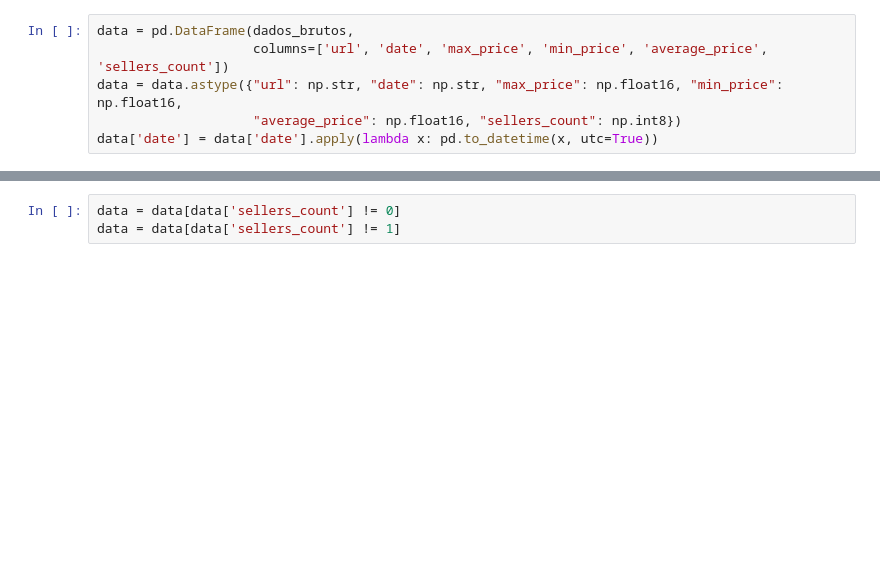
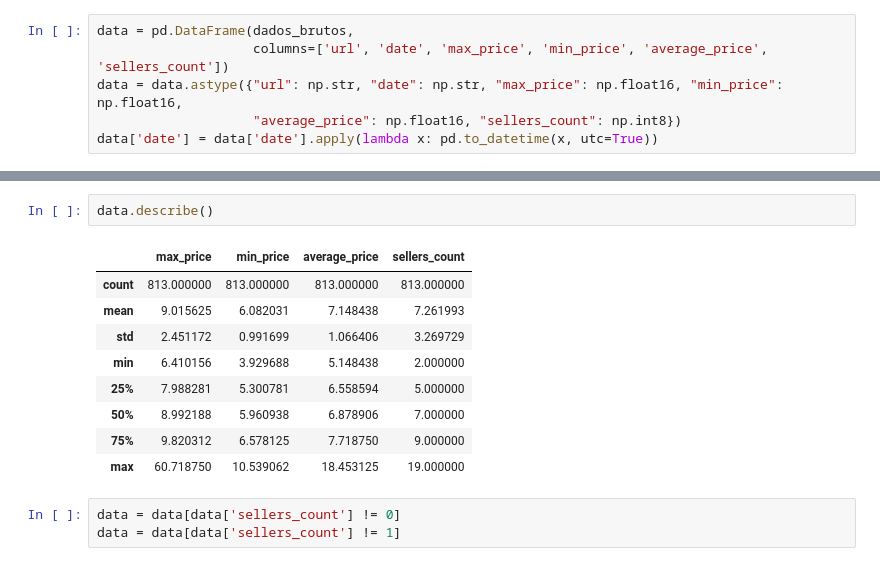
Before and after one commit to paulovbpo/trackame-ai, a Jupyter notebook: deeplearning.ipynb, the cells around one changed output, grey strips where cells are left out. Cells and saved outputs as stored; diff of their text form; blank space fills up the shorter version.

```diff
--- a/deeplearning.ipynb
+++ b/deeplearning.ipynb
@@ -23,3 +39,15 @@ data['date'] = data['date'].apply(lambda x: pd.to_datetime(x, utc=True))
+# %%
+data.describe()
+# %% [output]
+|  | max_price | min_price | average_price | sellers_count |
+| count | 813.000000 | 813.000000 | 813.000000 | 813.000000 |
+| mean | 9.015625 | 6.082031 | 7.148438 | 7.261993 |
+| std | 2.451172 | 0.991699 | 1.066406 | 3.269729 |
+| min | 6.410156 | 3.929688 | 5.148438 | 2.000000 |
+| 25% | 7.988281 | 5.300781 | 6.558594 | 5.000000 |
+| 50% | 8.992188 | 5.960938 | 6.878906 | 7.000000 |
+| 75% | 9.820312 | 6.578125 | 7.718750 | 9.000000 |
+| max | 60.718750 | 10.539062 | 18.453125 | 19.000000 |
 # %%
 data = data[data['sellers_count'] != 0]
 data = data[data['sellers_count'] != 1]
```
Also changed, not shown: parts of 14 cells of this notebook.
